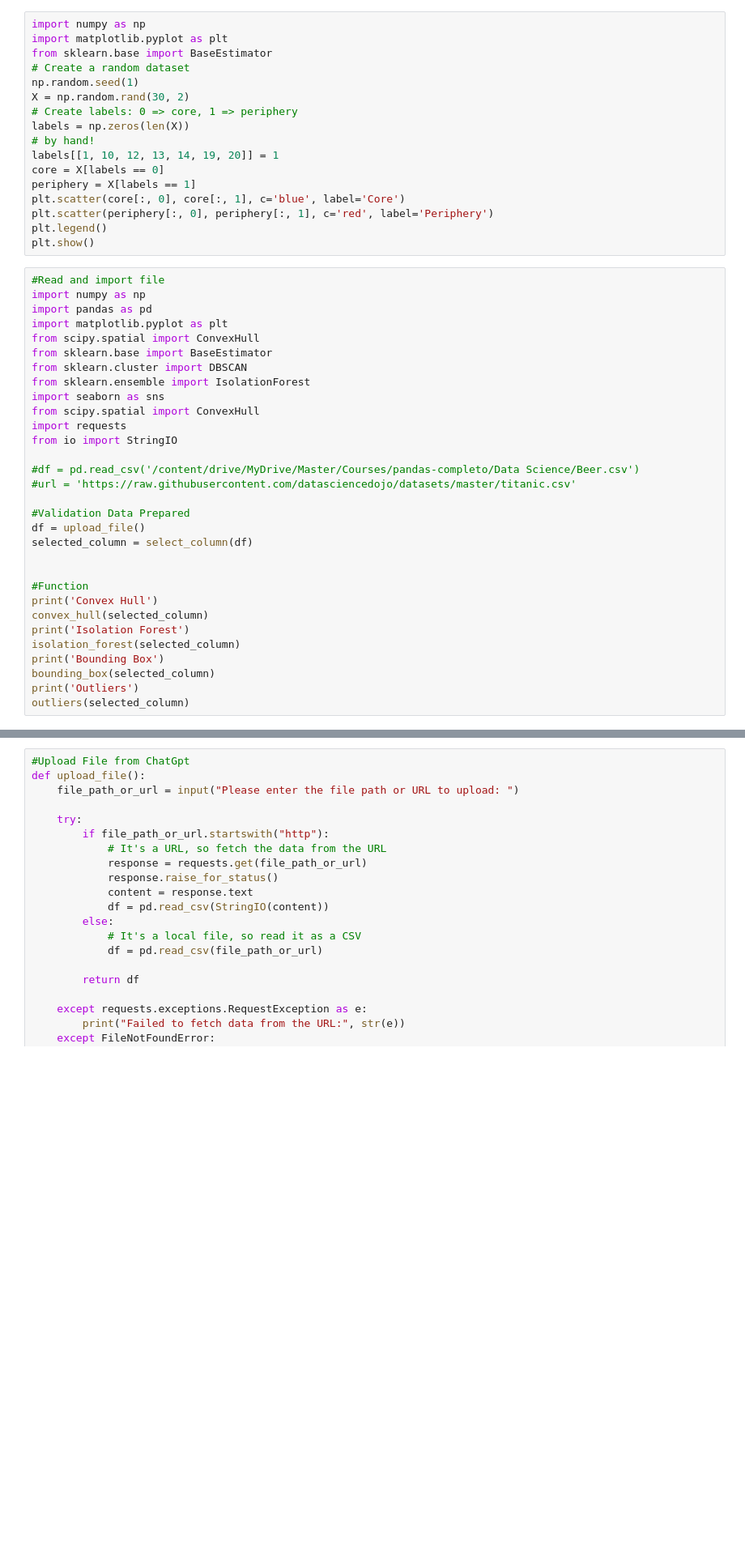
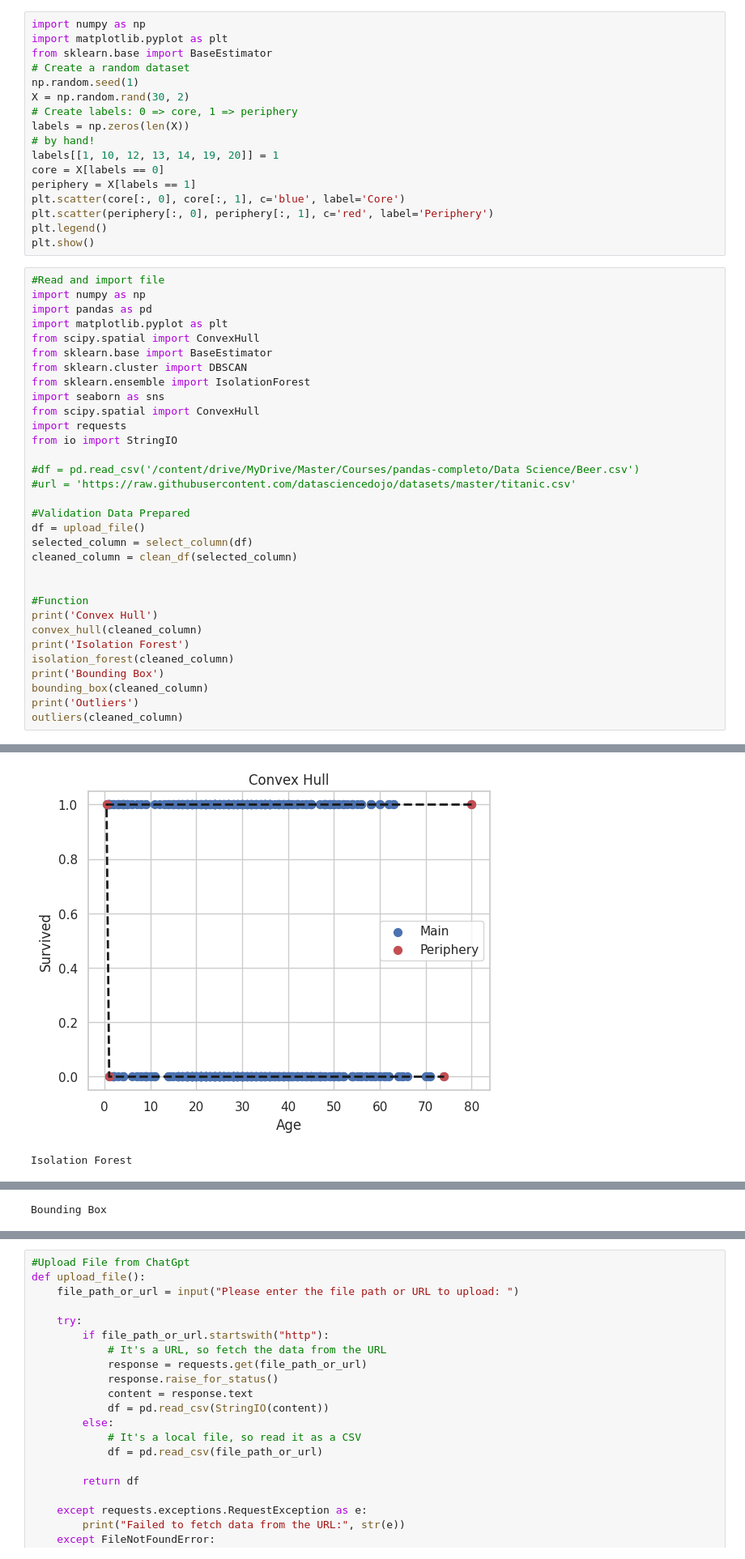
Before and after one commit to RafaelNovais/MasterAI, a Jupyter notebook: Assignment_2_Periphery.ipynb, the cells around one changed output, grey strips where cells are left out. Shown at 81% size. Drawn from its saved outputs; the diff is of its cells as text; blank space fills up the shorter version.

```diff
--- a/Assignment_2_Periphery.ipynb
+++ b/Assignment_2_Periphery.ipynb
@@ -93,14 +93,16 @@ from io import StringIO
 #Validation Data Prepared
 df = upload_file()
 selected_column = select_column(df)
+cleaned_column = clean_df(selected_column)
 
 
 #Function
 print('Convex Hull')
-convex_hull(selected_column)
+convex_hull(cleaned_column)
 print('Isolation Forest')
-isolation_forest(selected_column)
+isolation_forest(cleaned_column)
 print('Bounding Box')
-bounding_box(selected_column)
+bounding_box(cleaned_column)
 print('Outliers')
-outliers(selected_column)
+outliers(cleaned_column)
+# %% [output]
@@ -106,0 +126,2 @@ outliers(selected_column)
+[figure, added]
+Isolation Forest
@@ -106,0 +129 @@ outliers(selected_column)
+Bounding Box
```
Also changed, not shown: parts of 3 cells of this notebook.
